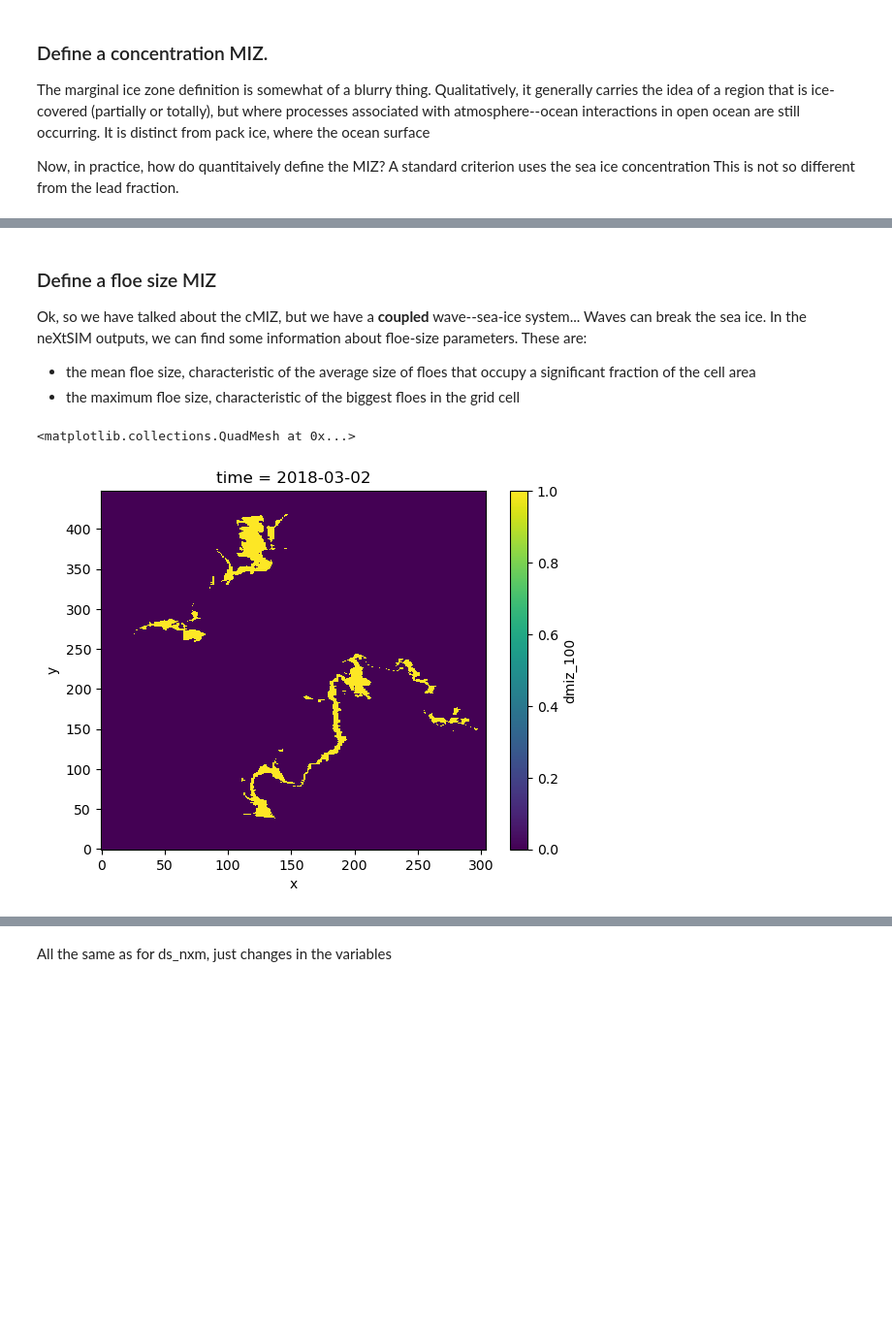
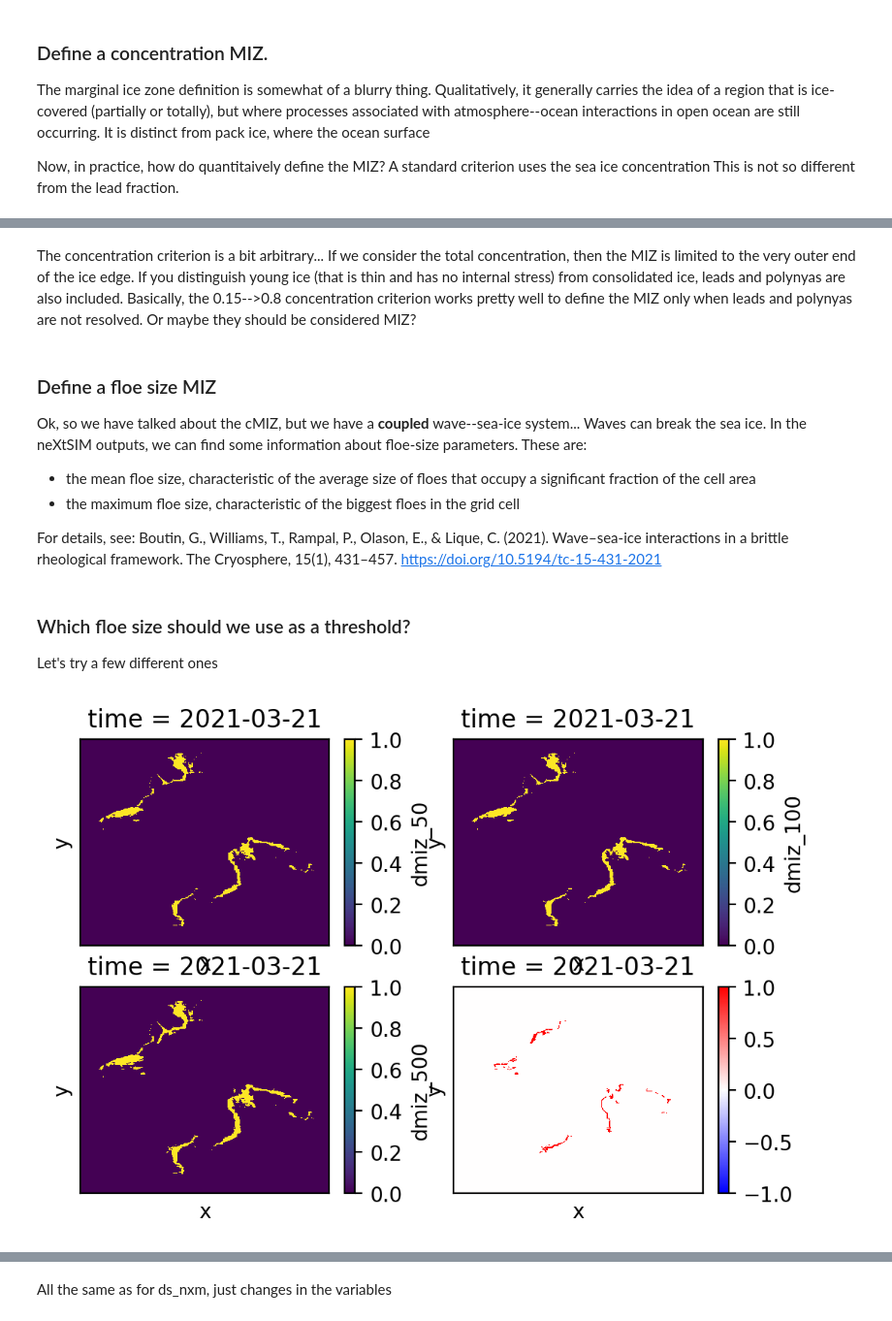
Before and after one commit to sasip-climate/notebooks-nextsim-workshop2025, a Jupyter notebook: tutorial_ww3-nextsim.ipynb, the cells around one changed output, grey strips where cells are left out. Shown at 97% size. Saved outputs shown, nothing was run; the diff lists cells and outputs as text; code cells hidden in the pictures; blank space fills up the shorter version.

Commit message:
adding area computation and making progress

```diff
--- a/tutorial_ww3-nextsim.ipynb
+++ b/tutorial_ww3-nextsim.ipynb
@@ -38,7 +83,7 @@ ww3_file_format      = f"{path_ww3_outputs}/%Y/ww3.%Y%m_*.nc" ### One file per v
 ## Reading into neXtSIM outputs
 # %%
 ### Pick your favourite year/month (among what is available)
-date = datetime(2018,3,1) ##--> I was told I had 3 months to write my PhD manuscript that I had not started yet, great month!
+date = datetime(2021,3,1)
 
 ### The name of the corresponding file
 nextsim_file = date.strftime(nextsim_file_format)
@@ -47,4 +92,8 @@ print(f"\nWe are looking for {nextsim_file}.\n\n\n")
 ### We could check whether it exists first, but the error in open_dataset would tell us if this is not the case anyway.
 ds_nxm = xr.open_dataset(nextsim_file)
 print(ds_nxm)
+
+grid_area=compute_area(ds_nxm["longitude"],ds_nxm["latitude"]) / 1e6 #converting to km2
+# Ensure grid_area is an xarray DataArray with matching dimensions
+grid_area_da = xr.DataArray(grid_area, coords={"y": ds_nxm.y, "x": ds_nxm.x}, dims=("y", "x"))
 # %% [output]
@@ -160,3 +220,5 @@ format_timeseries()
+# %% [markdown]
+The concentration criterion is a bit arbitrary... If we consider the total concentration, then the MIZ is limited to the very outer end of the ice edge. If you distinguish young ice (that is thin and has no internal stress) from consolidated ice, leads and polynyas are also included. Basically, the 0.15-->0.8 concentration criterion works pretty well to define the MIZ only when leads and polynyas are not resolved. Or maybe they should be considered MIZ?
 # %% [markdown]
 ### Define a floe size MIZ
 
@@ -164,12 +226,36 @@ format_timeseries()
 Ok, so we have talked about the cMIZ, but we have a **coupled** wave--sea-ice system... Waves can break the sea ice. In the neXtSIM outputs, we can find some information about floe-size parameters. These are:
 - the mean floe size, characteristic of the average size of floes that occupy a significant fraction of the cell area
 - the maximum floe size, characteristic of the biggest floes in the grid cell
+
+For details, see:
+Boutin, G., Williams, T., Rampal, P., Olason, E., & Lique, C. (2021). Wave–sea-ice interactions in a brittle rheological framework. The Cryosphere, 15(1), 431–457. https://doi.org/10.5194/tc-15-431-2021
+# %% [markdown]
+### Which floe size should we use as a threshold?
+
+Let's try a few different ones
 # %%
 ds_nxm["dmiz_100"]= xr.where( (ds_nxm['dmax']<=100) & (ds_nxm['sic']>=.15), 1, 0)
 ds_nxm["dmiz_500"]= xr.where( (ds_nxm['dmax']<=500) & (ds_nxm['sic']>=.15), 1, 0)
 ds_nxm["dmiz_50"] = xr.where( (ds_nxm['dmax']<=50) & (ds_nxm['sic']>=.15), 1, 0)
 # %%
-ds_nxm["dmiz_100"].isel(time=8).plot()
+sel_time='2021-03-21T00:00:00'
+
+fig=plt.figure(figsize=(6,4),dpi=200)
+
+ax=fig.add_subplot(221)
+ds_nxm["dmiz_50"].sel(time=sel_time).plot()
+format_map()
+
+ax=fig.add_subplot(222)
+ds_nxm["dmiz_100"].sel(time=sel_time).plot()
+format_map()
+
+ax=fig.add_subplot(223)
+ds_nxm["dmiz_500"].sel(time=sel_time).plot()
+format_map()
+
+ax=fig.add_subplot(224)
+(ds_nxm["dmiz_500"]-ds_nxm["dmiz_50"]).sel(time=sel_time).plot(cmap="bwr",vmin=-1,vmax=1)
+format_map()
 # %% [output]
-<matplotlib.collections.QuadMesh at 0x...>
-[figure, old version]
+[figure, new version]
```
Also changed, not shown: parts of 9 cells of this notebook.
